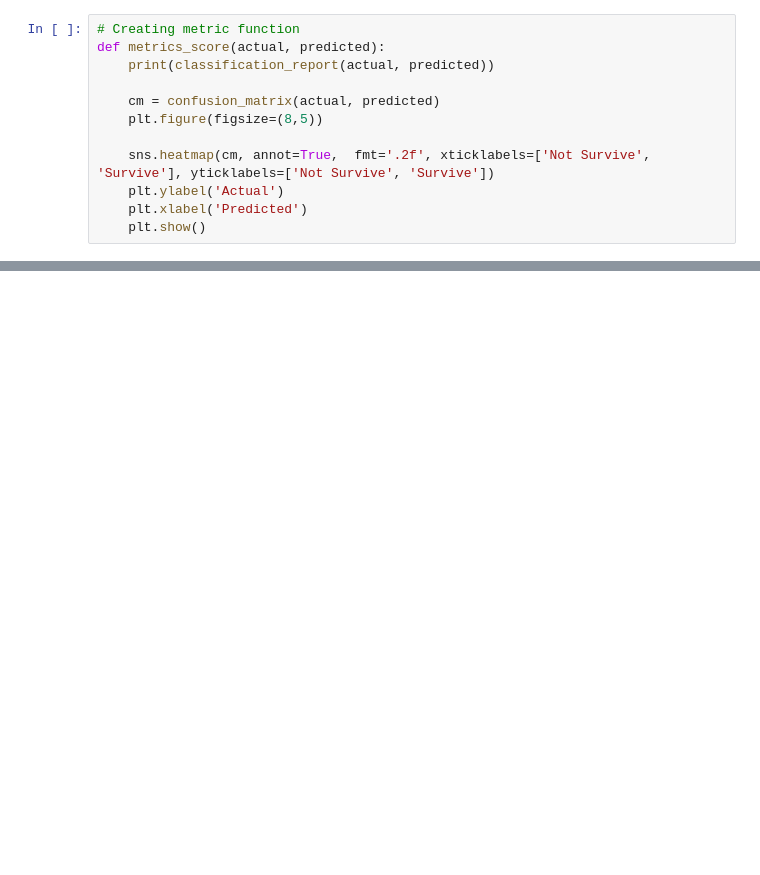
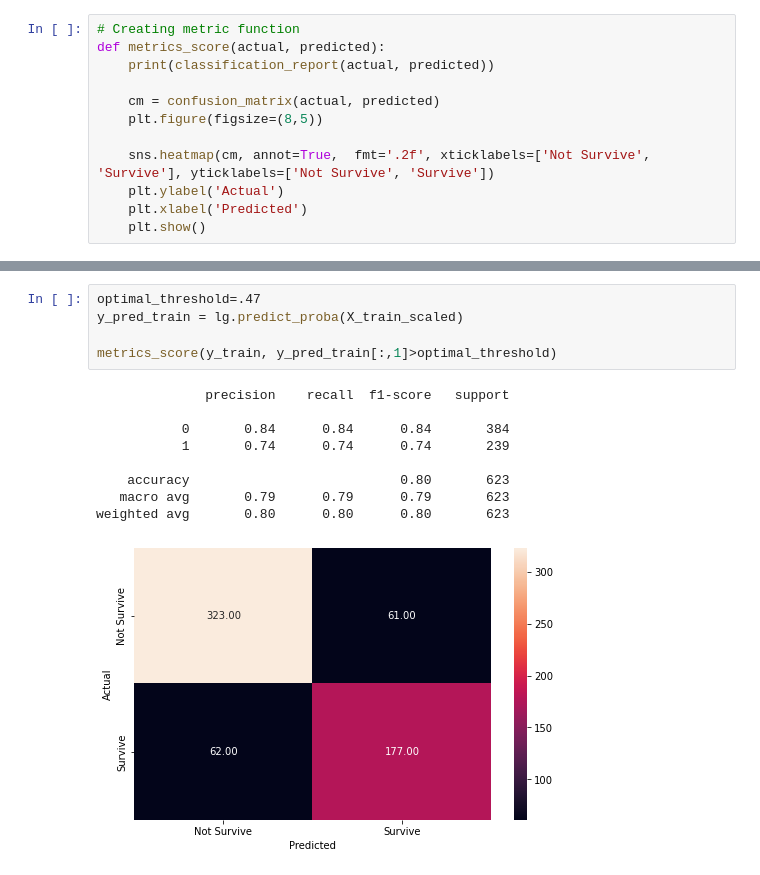
Before and after one commit to tmrhombus/kaggle, a Jupyter notebook: Titanic/Titanic_Notebook.ipynb, the cells around one changed output, grey strips where cells are left out. Saved outputs shown, nothing was run; the diff lists cells and outputs as text; blank space fills up the shorter version.

```diff
--- a/Titanic/Titanic_Notebook.ipynb
+++ b/Titanic/Titanic_Notebook.ipynb
@@ -179,0 +307,15 @@ ValueError: Input contains NaN, infinity or a value too large for dtype('float64
+# %%
+optimal_threshold=.47
+y_pred_train = lg.predict_proba(X_train_scaled)
+
+metrics_score(y_train, y_pred_train[:,1]>optimal_threshold)
+# %% [output]
+              precision    recall  f1-score   support
+
+           0       0.84      0.84      0.84       384
+           1       0.74      0.74      0.74       239
+
+    accuracy                           0.80       623
+   macro avg       0.79      0.79      0.79       623
+weighted avg       0.80      0.80      0.80       623
+[figure, added]
```
Also changed, not shown: parts of 50 cells of this notebook.
